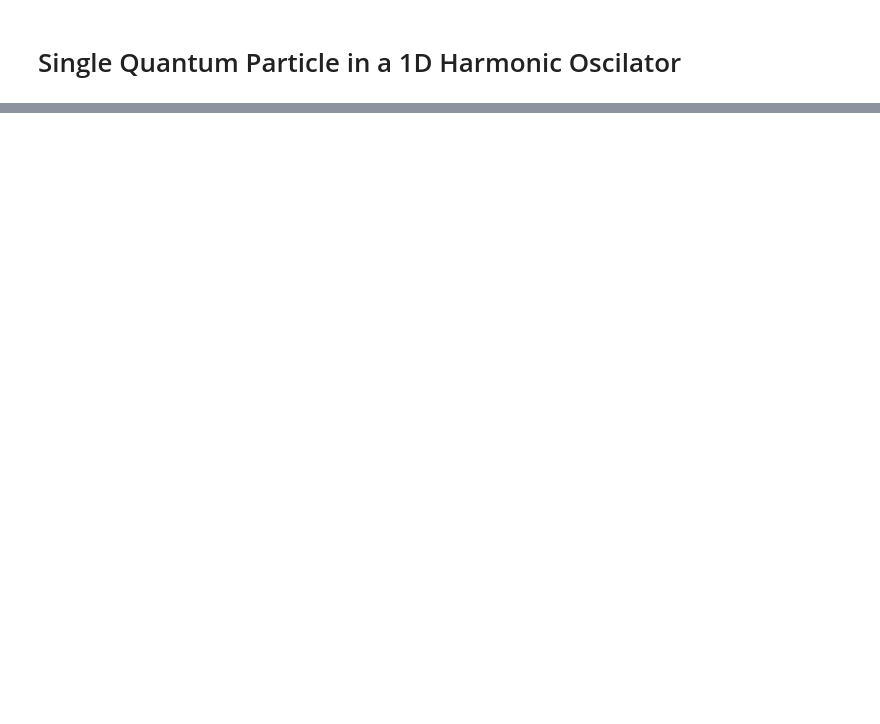
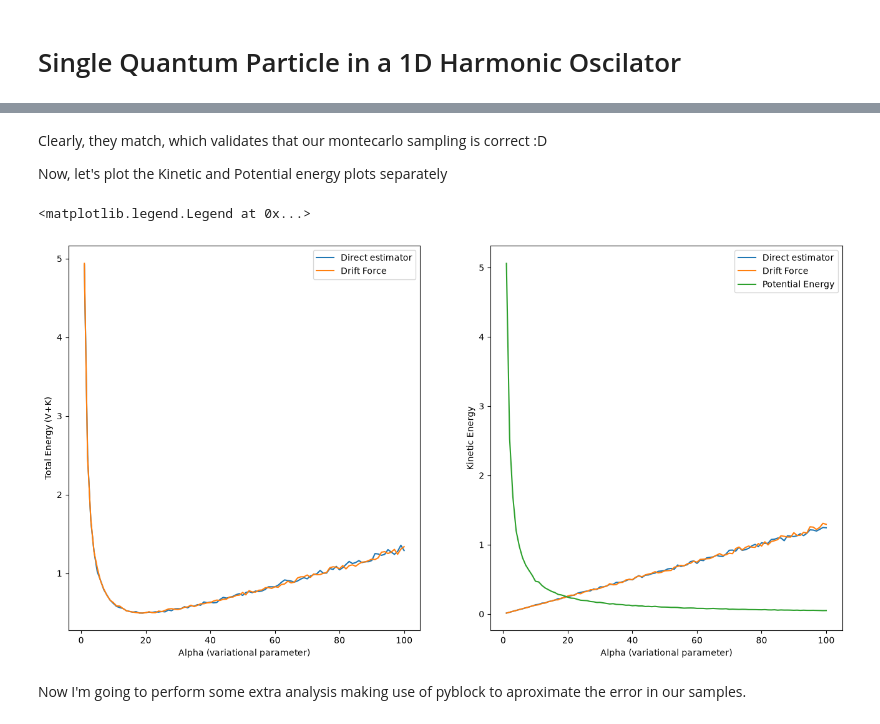
Before and after one commit to Gerysto/montecarlo-practice, a Jupyter notebook: exercici_2/exercici2.ipynb, the cells around one changed output, grey strips where cells are left out. Saved outputs shown, nothing was run; the diff lists cells and outputs as text; code cells hidden in the pictures; blank space fills up the shorter version.

```diff
--- a/exercici_2/exercici2.ipynb
+++ b/exercici_2/exercici2.ipynb
@@ -146,0 +114,35 @@ def potential_energy(m, omega, x):
+# %% [markdown]
+Clearly, they match, which validates that our montecarlo sampling is correct :D
+
+Now, let's plot the Kinetic and Potential energy plots separately
+# %%
+direct_K = [0 for i in range(NUM_CONFIGS)]
+drift_K = [0 for i in range(NUM_CONFIGS)]
+V = [0 for i in range(NUM_CONFIGS)]
+
+for i, alpha in tqdm(enumerate(alphas)):
+    exp.set_alpha(alpha)
+    direct_K[i] = exp.average_kinetic_energy_direct_estimator(N)
+    drift_K[i]  = exp.average_kinetic_energy_drift_force(N)
+    V[i]        = exp.average_potential_energy(N)
+
+fig = plt.figure(figsize=(16, 8))
+ax1 = plt.subplot(1, 2, 1)
+_ = plt.plot(alphas, direct_energies, label="Direct estimator")
+_ = plt.plot(alphas, drift_energies, label="Drift Force")
+_ = plt.xlabel("Alpha (variational parameter)")
+_ = plt.ylabel("Total Energy (V+K)")
+ax1.legend()
+
+ax2 = plt.subplot(1, 2, 2)
+_ = plt.plot(alphas, direct_K, label="Direct estimator")
+_ = plt.plot(alphas, drift_K, label="Drift Force")
+_ = plt.plot(alphas, V, label="Potential Energy")
+_ = plt.xlabel("Alpha (variational parameter)")
+_ = plt.ylabel("Kinetic Energy")
+ax2.legend()
+# %% [output]
+<matplotlib.legend.Legend at 0x...>
+[figure, added]
+# %% [markdown]
+Now I'm going to perform some extra analysis making use of pyblock to aproximate the error in our samples.
```
Also changed, not shown: parts of 19 cells of this notebook, 1 other file.
